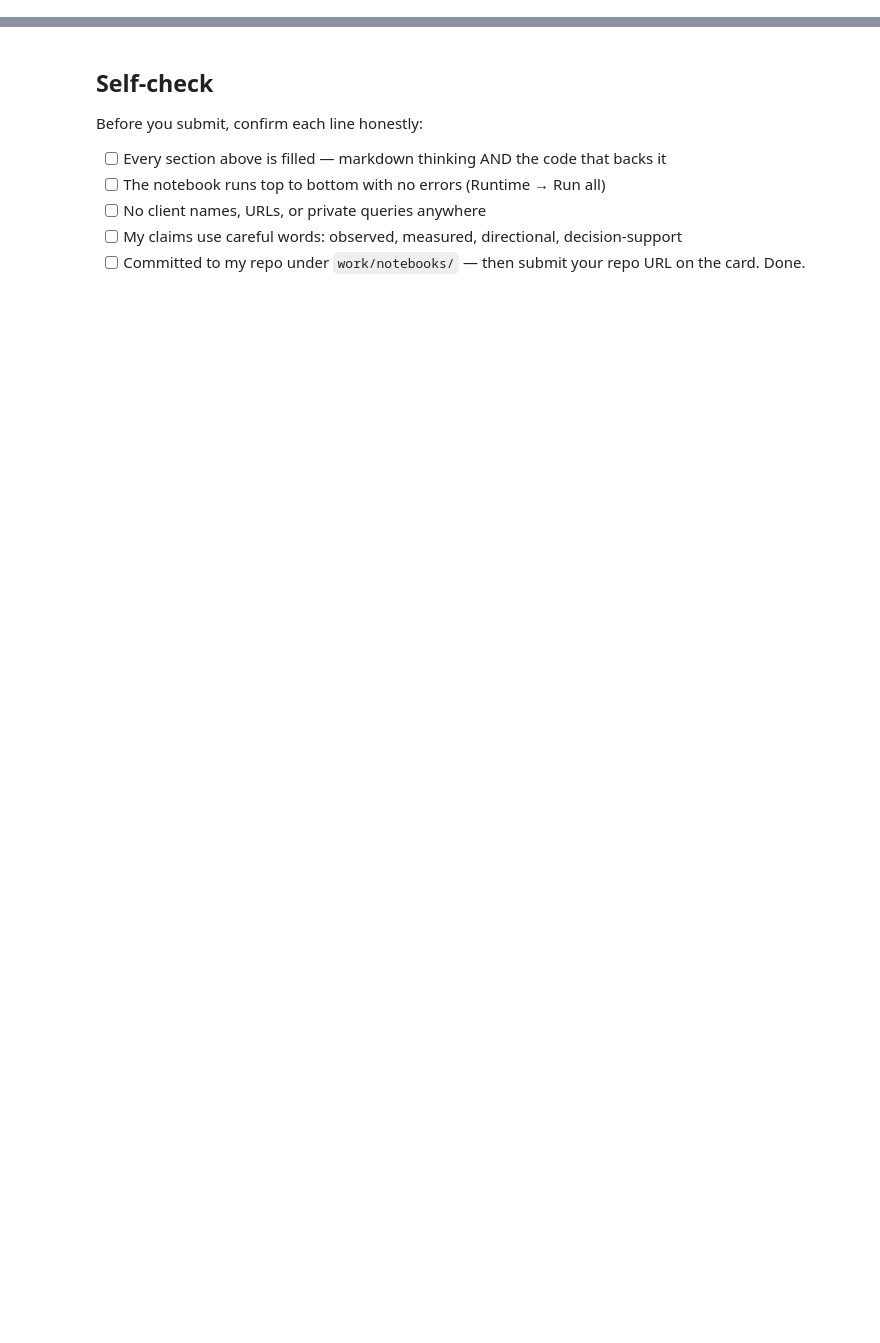
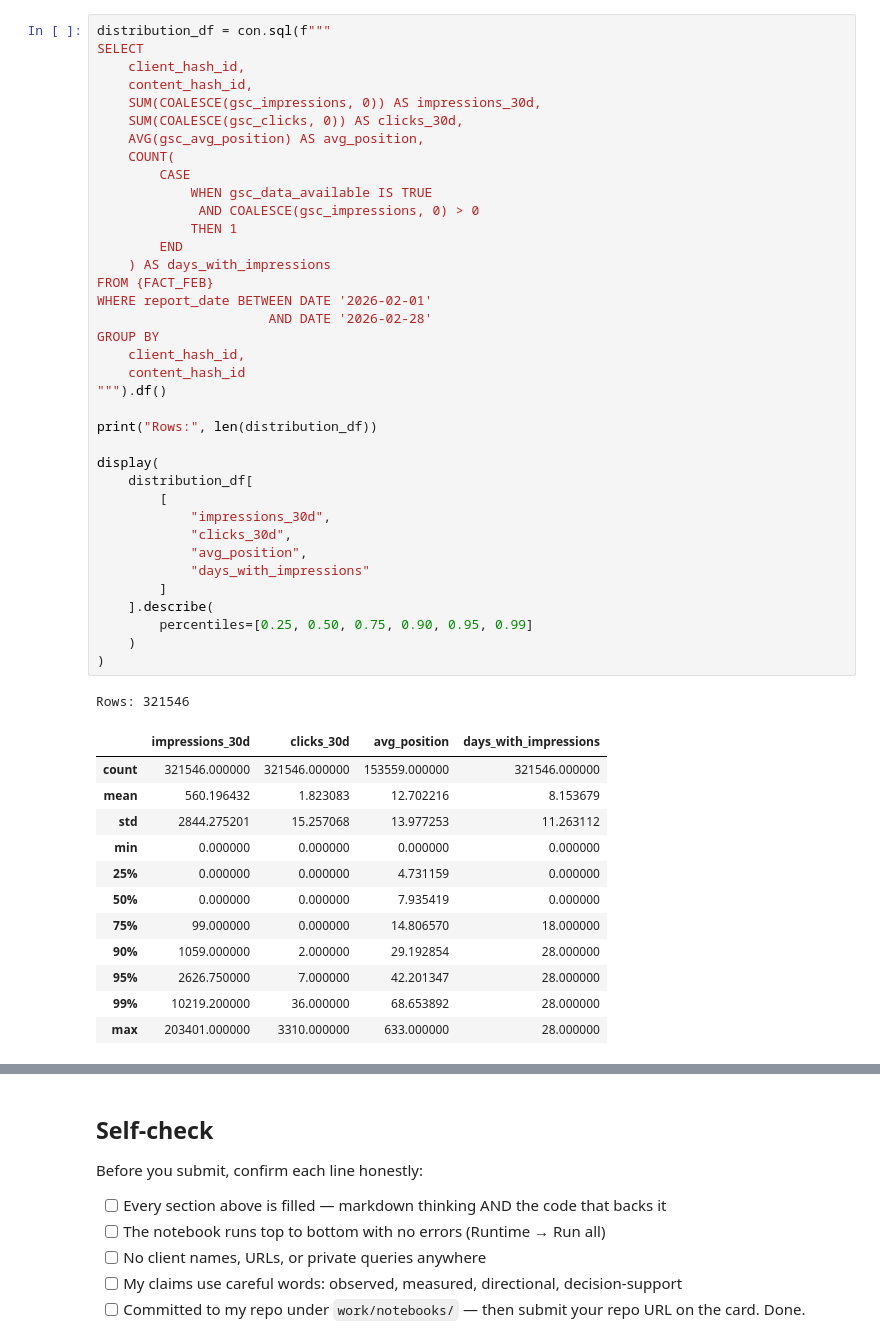
Before and after one commit to karthik-srivathsa-05/flyrank-ai, a Jupyter notebook: work/notebooks/w03_feature_leakage_check.ipynb, the cells around one changed output, grey strips where cells are left out. Saved outputs shown, nothing was run; the diff lists cells and outputs as text; blank space fills up the shorter version.

```diff
--- a/work/notebooks/w03_feature_leakage_check.ipynb
+++ b/work/notebooks/w03_feature_leakage_check.ipynb
@@ -581,0 +116,51 @@ Excluded:
+# %%
+distribution_df = con.sql(f"""
+SELECT
+    client_hash_id,
+    content_hash_id,
+    SUM(COALESCE(gsc_impressions, 0)) AS impressions_30d,
+    SUM(COALESCE(gsc_clicks, 0)) AS clicks_30d,
+    AVG(gsc_avg_position) AS avg_position,
+    COUNT(
+        CASE
+            WHEN gsc_data_available IS TRUE
+             AND COALESCE(gsc_impressions, 0) > 0
+            THEN 1
+        END
+    ) AS days_with_impressions
+FROM {FACT_FEB}
+WHERE report_date BETWEEN DATE '2026-02-01'
+                      AND DATE '2026-02-28'
+GROUP BY
+    client_hash_id,
+    content_hash_id
+""").df()
+
+print("Rows:", len(distribution_df))
+
+display(
+    distribution_df[
+        [
+            "impressions_30d",
+            "clicks_30d",
+            "avg_position",
+            "days_with_impressions"
+        ]
+    ].describe(
+        percentiles=[0.25, 0.50, 0.75, 0.90, 0.95, 0.99]
+    )
+)
+# %% [output]
+Rows: 321546
+|  | impressions_30d | clicks_30d | avg_position | days_with_impressions |
+| count | 321546.000000 | 321546.000000 | 153559.000000 | 321546.000000 |
+| mean | 560.196432 | 1.823083 | 12.702216 | 8.153679 |
+| std | 2844.275201 | 15.257068 | 13.977253 | 11.263112 |
+| min | 0.000000 | 0.000000 | 0.000000 | 0.000000 |
+| 25% | 0.000000 | 0.000000 | 4.731159 | 0.000000 |
+| 50% | 0.000000 | 0.000000 | 7.935419 | 0.000000 |
+| 75% | 99.000000 | 0.000000 | 14.806570 | 18.000000 |
+| 90% | 1059.000000 | 2.000000 | 29.192854 | 28.000000 |
+| 95% | 2626.750000 | 7.000000 | 42.201347 | 28.000000 |
+| 99% | 10219.200000 | 36.000000 | 68.653892 | 28.000000 |
+| max | 203401.000000 | 3310.000000 | 633.000000 | 28.000000 |
```
Also changed, not shown: parts of 39 cells of this notebook.
